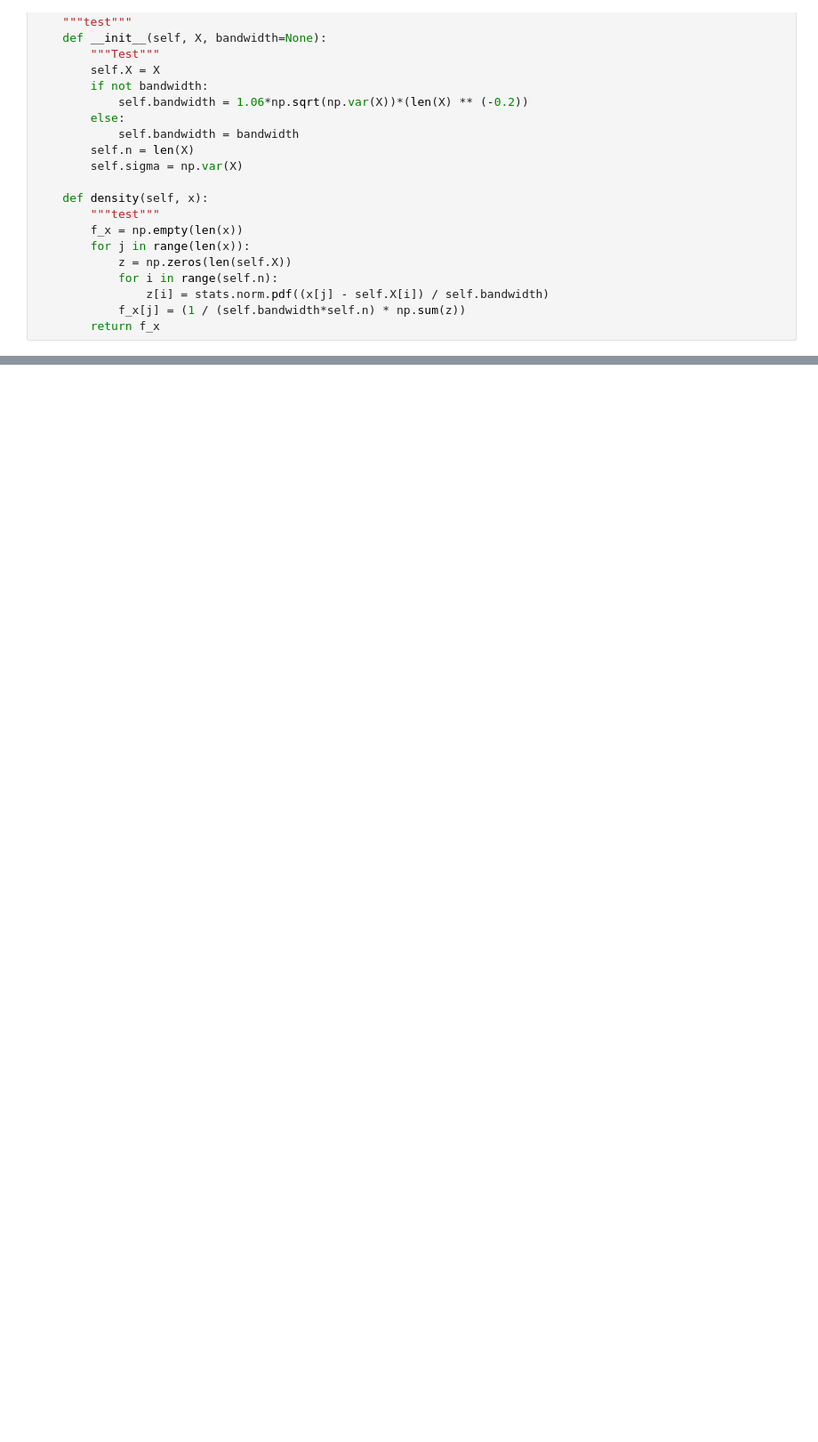
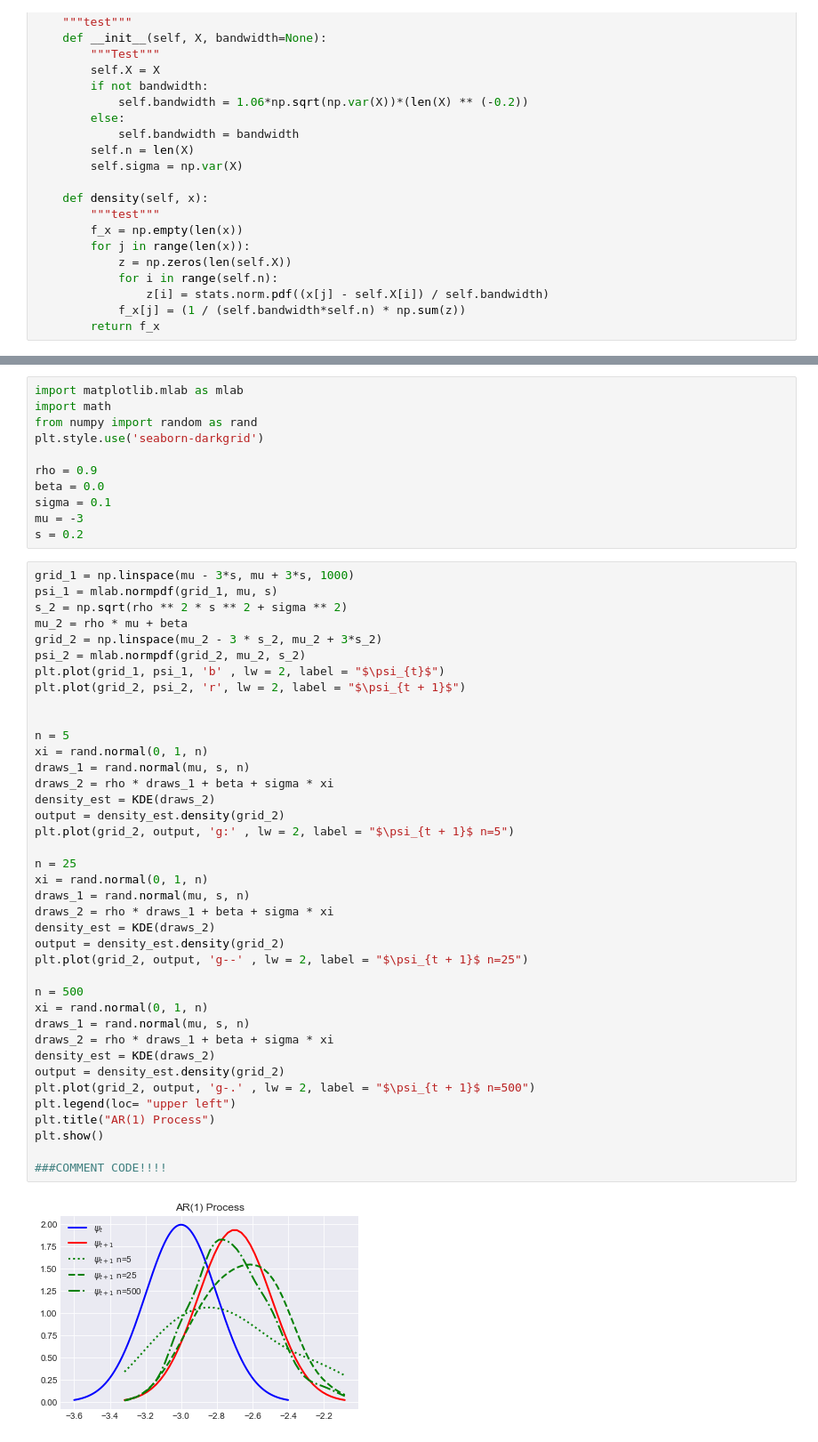
Before and after one commit to Cacheell/BootCamp2018, a Jupyter notebook: ProbSets/Econ/Week 2- HW.ipynb, the cells around one changed output, grey strips where cells are left out. Shown: that part at 89% size. Cells and saved outputs as stored; diff of their text form; blank space fills up the shorter version.

```diff
--- a/ProbSets/Econ/Week 2- HW.ipynb
+++ b/ProbSets/Econ/Week 2- HW.ipynb
@@ -156,0 +179,52 @@ This isn't a good estimator of these distributions.
+# %%
+import matplotlib.mlab as mlab
+import math
+from numpy import random as rand
+plt.style.use('seaborn-darkgrid')
+
+rho = 0.9
+beta = 0.0
+sigma = 0.1
+mu = -3
+s = 0.2
+# %%
+grid_1 = np.linspace(mu - 3*s, mu + 3*s, 1000)
+psi_1 = mlab.normpdf(grid_1, mu, s)
+s_2 = np.sqrt(rho ** 2 * s ** 2 + sigma ** 2)
+mu_2 = rho * mu + beta
+grid_2 = np.linspace(mu_2 - 3 * s_2, mu_2 + 3*s_2)
+psi_2 = mlab.normpdf(grid_2, mu_2, s_2)
+plt.plot(grid_1, psi_1, 'b' , lw = 2, label = "$\psi_{t}$")
+plt.plot(grid_2, psi_2, 'r', lw = 2, label = "$\psi_{t + 1}$")
+
+
+n = 5
+xi = rand.normal(0, 1, n)
+draws_1 = rand.normal(mu, s, n)
+draws_2 = rho * draws_1 + beta + sigma * xi
+density_est = KDE(draws_2)
+output = density_est.density(grid_2)
+plt.plot(grid_2, output, 'g:' , lw = 2, label = "$\psi_{t + 1}$ n=5")
+
+n = 25
+xi = rand.normal(0, 1, n)
+draws_1 = rand.normal(mu, s, n)
+draws_2 = rho * draws_1 + beta + sigma * xi
+density_est = KDE(draws_2)
+output = density_est.density(grid_2)
+plt.plot(grid_2, output, 'g--' , lw = 2, label = "$\psi_{t + 1}$ n=25")
+
+n = 500
+xi = rand.normal(0, 1, n)
+draws_1 = rand.normal(mu, s, n)
+draws_2 = rho * draws_1 + beta + sigma * xi
+density_est = KDE(draws_2)
+output = density_est.density(grid_2)
+plt.plot(grid_2, output, 'g-.' , lw = 2, label = "$\psi_{t + 1}$ n=500")
+plt.legend(loc= "upper left")
+plt.title("AR(1) Process")
+plt.show()
+
+###COMMENT CODE!!!!
+# %% [output]
+[figure, added]
```
Also changed, not shown: parts of 6 cells of this notebook, 2 other files.
